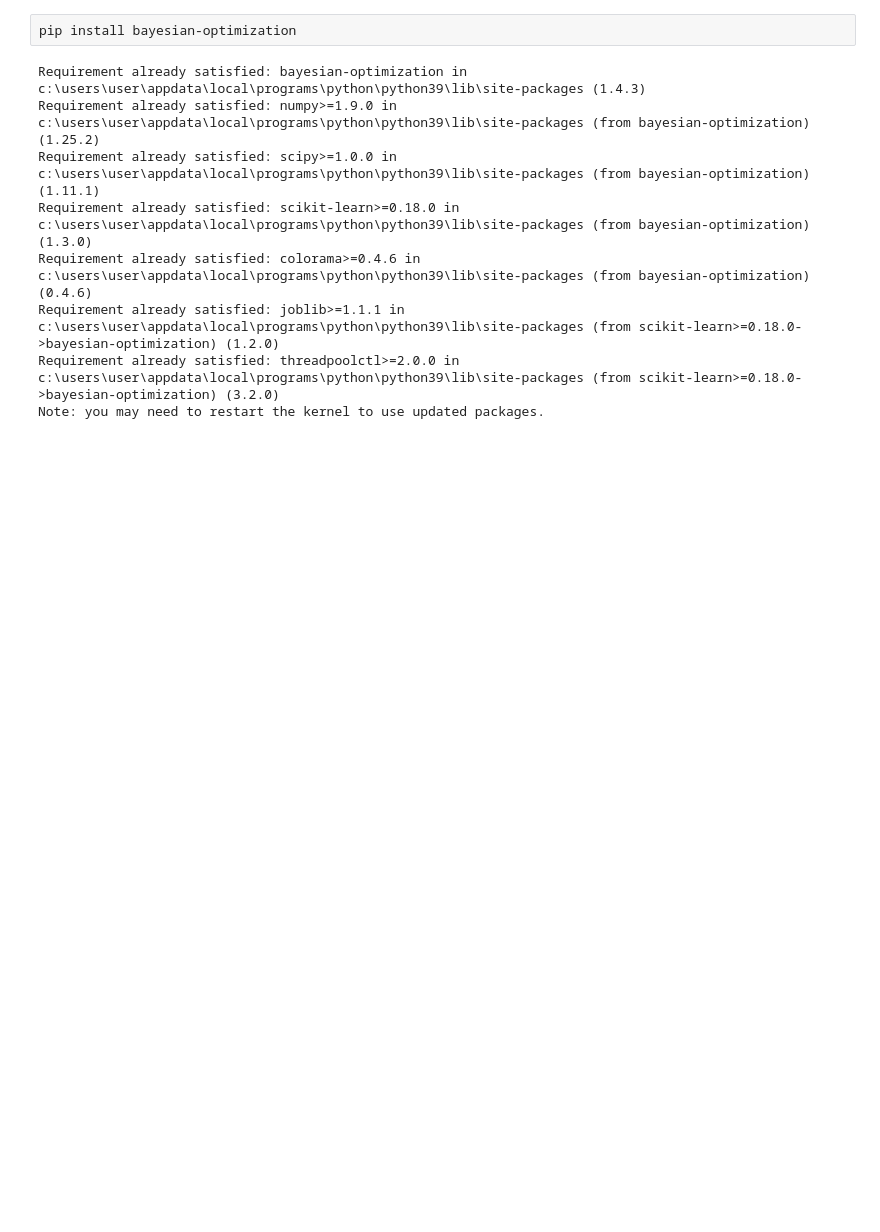
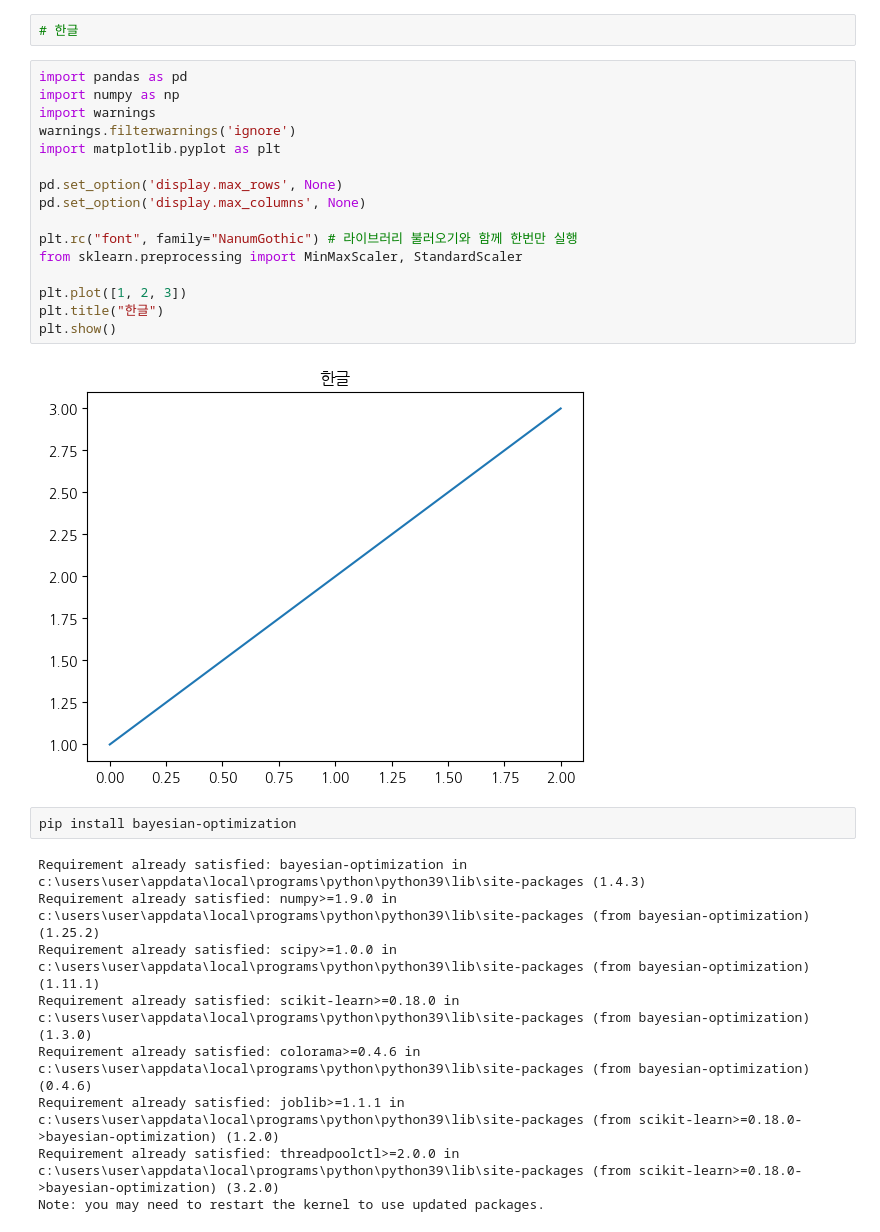
Before and after one commit to GyudongHan/Project_1, a Jupyter notebook: 프로젝트 3/(m)231121_선박기준모델링(LGBM).ipynb, the cells around one changed output. Saved outputs shown, nothing was run; the diff lists cells and outputs as text; blank space fills up the shorter version.

```diff
--- a/프로젝트 3/(m)231121_선박기준모델링(LGBM).ipynb
+++ b/프로젝트 3/(m)231121_선박기준모델링(LGBM).ipynb
@@ -1,3 +1,23 @@
+# %%
+# 한글
+# %%
+import pandas as pd
+import numpy as np
+import warnings
+warnings.filterwarnings('ignore')
+import matplotlib.pyplot as plt
+
+pd.set_option('display.max_rows', None)
+pd.set_option('display.max_columns', None)
+
+plt.rc("font", family="NanumGothic") # 라이브러리 불러오기와 함께 한번만 실행
+from sklearn.preprocessing import MinMaxScaler, StandardScaler
+
+plt.plot([1, 2, 3])
+plt.title("한글")
+plt.show()
+# %% [output]
+[figure, added]
 # %%
 pip install bayesian-optimization
 # %% [output]
```
Also changed, not shown: parts of 29 cells of this notebook, 2 other files.
